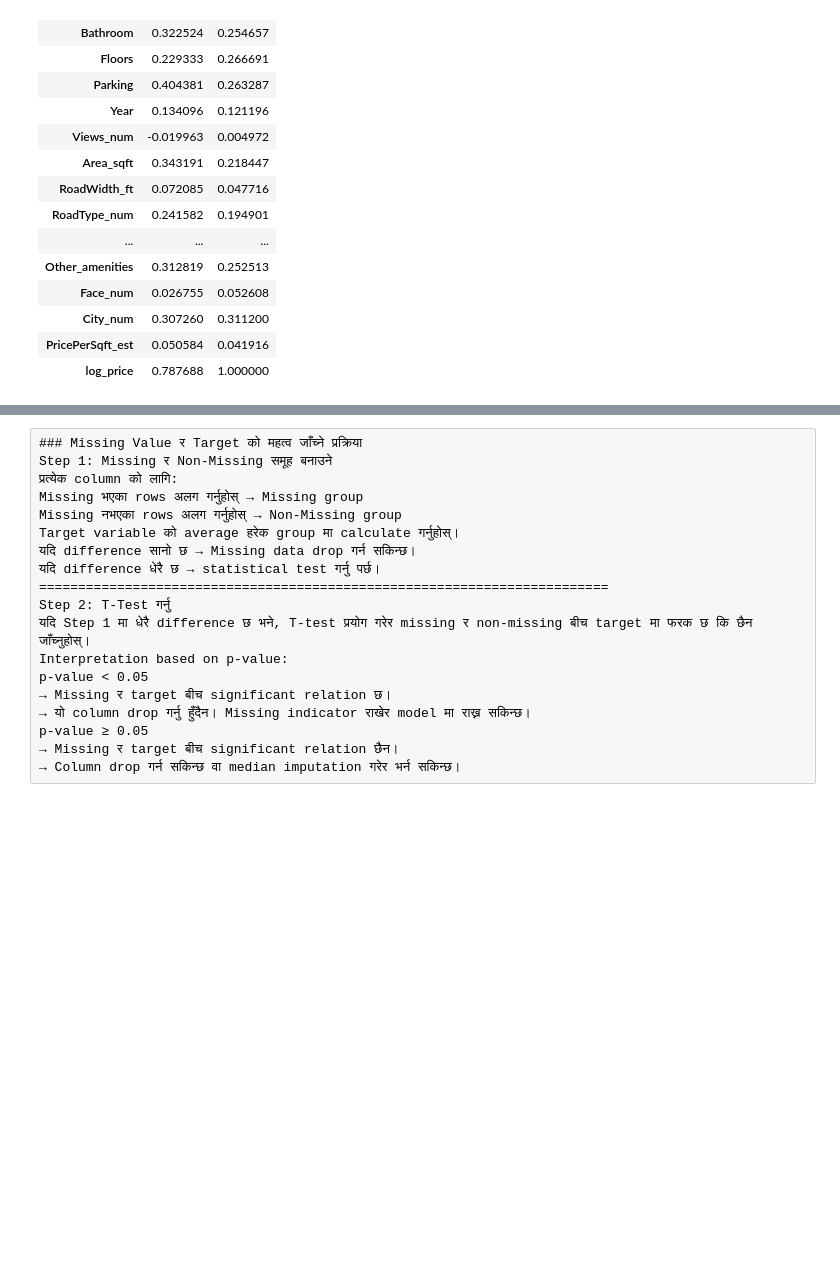
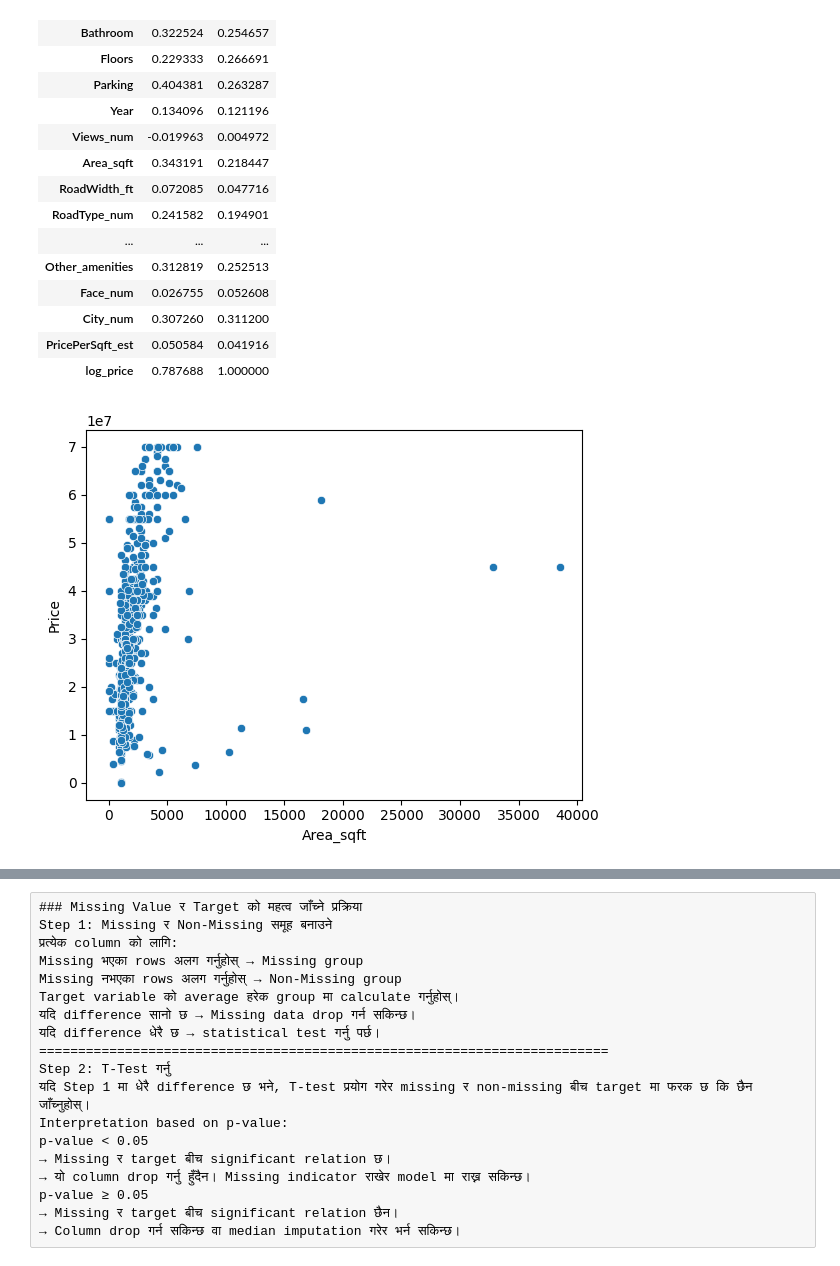
Before and after one commit to prakasshrestha/ML-Project, a Jupyter notebook: LinearRegression_project/1. House Price Prediction/NepalHousingPredict.ipynb, the cells around one changed output, grey strips where cells are left out. Drawn from its saved outputs; the diff is of its cells as text; code cells hidden in the pictures; blank space fills up the shorter version.

```diff
--- a/LinearRegression_project/1. House Price Prediction/NepalHousingPredict.ipynb
+++ b/LinearRegression_project/1. House Price Prediction/NepalHousingPredict.ipynb
@@ -820,3 +820,10 @@ df_clean.corr(numeric_only=True)[['Price','log_price']]
 | City_num | 0.307260 | 0.311200 |
 | PricePerSqft_est | 0.050584 | 0.041916 |
 | log_price | 0.787688 | 1.000000 |
+# %%
+sns.scatterplot(
+    x=df_clean['Area_sqft'],
+    y=df_clean['Price'])
+plt.show()
+# %% [output]
+[figure, added]
```
Also changed, not shown: parts of 2 cells of this notebook.
